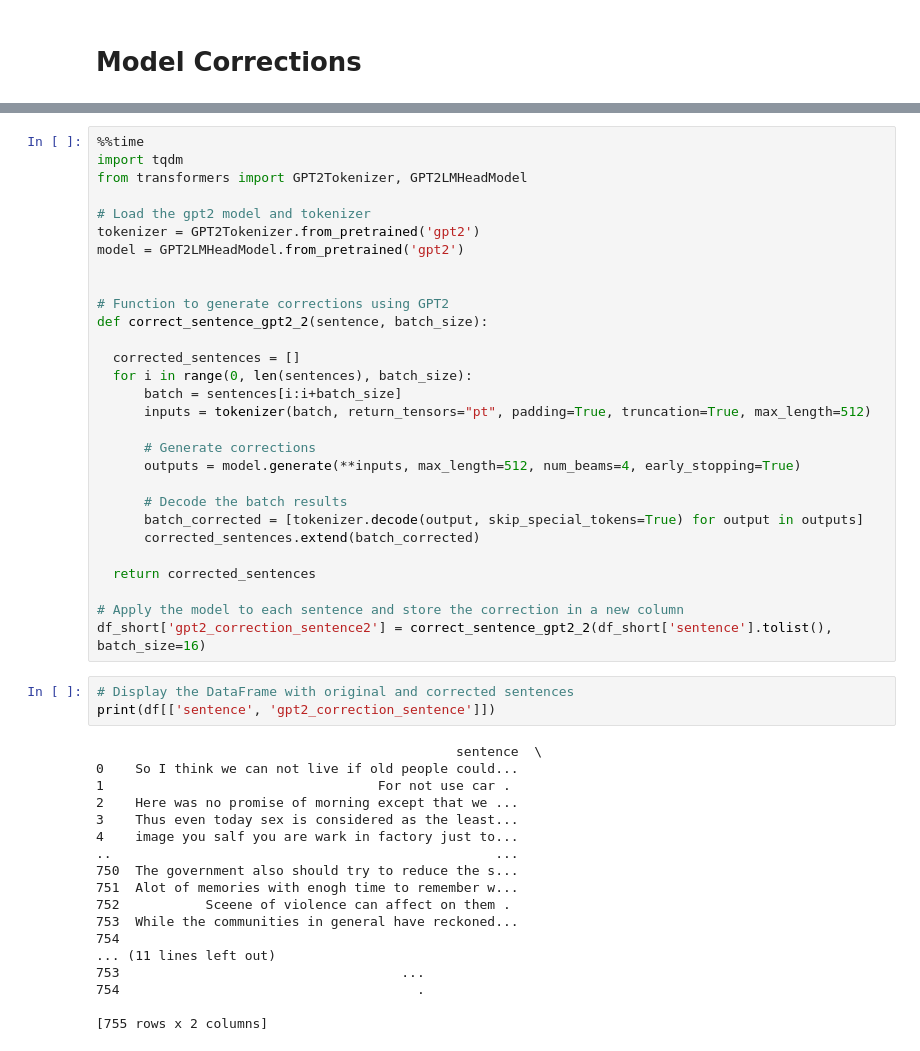
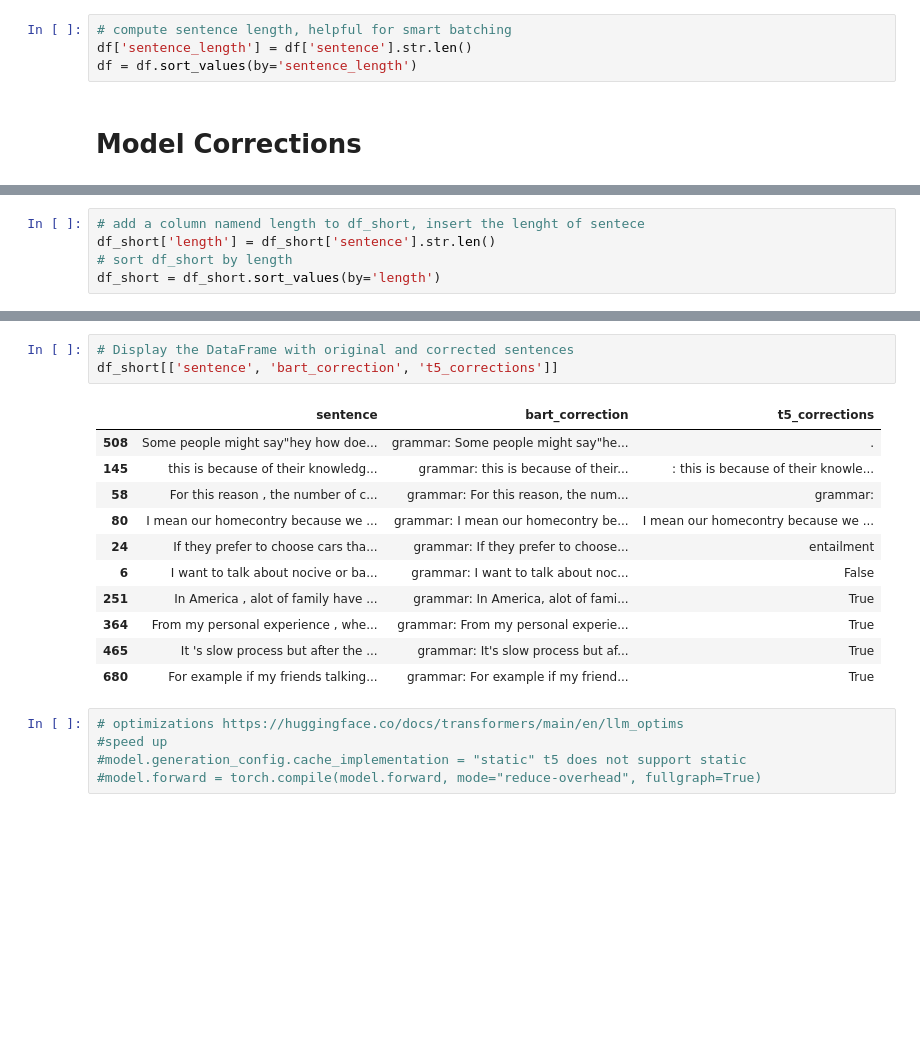
Before and after one commit to Sopralapanca/jet-brains-internship-challenge, a Jupyter notebook: [JBI]ImprovingWritingAssistance.ipynb, the cells around one changed output, grey strips where cells are left out. Drawn from its saved outputs; the diff is of its cells as text; blank space fills up the shorter version.

```diff
--- a/[JBI]ImprovingWritingAssistance.ipynb
+++ b/[JBI]ImprovingWritingAssistance.ipynb
@@ -329,2 +413,6 @@ df
+# %%
+# compute sentence length, helpful for smart batching
+df['sentence_length'] = df['sentence'].str.len()
+df = df.sort_values(by='sentence_length')
 # %% [markdown]
 # Model Corrections
@@ -337,2 +434,7 @@ len(df_short)
+# %%
+# add a column namend length to df_short, insert the lenght of sentece
+df_short['length'] = df_short['sentence'].str.len()
+# sort df_short by length
+df_short = df_short.sort_values(by='length')
 # %%
 %%time
@@ -435,50 +516,20 @@ KeyboardInterrupt:
-# %%
-%%time
-import tqdm
-from transformers import GPT2Tokenizer, GPT2LMHeadModel
-
-# Load the gpt2 model and tokenizer
-tokenizer = GPT2Tokenizer.from_pretrained('gpt2')
-model = GPT2LMHeadModel.from_pretrained('gpt2')
-
-
-# Function to generate corrections using GPT2
-def correct_sentence_gpt2_2(sentence, batch_size):
-
-  corrected_sentences = []
-  for i in range(0, len(sentences), batch_size):
-      batch = sentences[i:i+batch_size]
-      inputs = tokenizer(batch, return_tensors="pt", padding=True, truncation=True, max_length=512)
-
-      # Generate corrections
-      outputs = model.generate(**inputs, max_length=512, num_beams=4, early_stopping=True)
-
-      # Decode the batch results
-      batch_corrected = [tokenizer.decode(output, skip_special_tokens=True) for output in outputs]
-      corrected_sentences.extend(batch_corrected)
-
-  return corrected_sentences
-
-# Apply the model to each sentence and store the correction in a new column
-df_short['gpt2_correction_sentence2'] = correct_sentence_gpt2_2(df_short['sentence'].tolist(), batch_size=16)
 # %%
 # Display the DataFrame with original and corrected sentences
-print(df[['sentence', 'gpt2_correction_sentence']])
+df_short[['sentence', 'bart_correction', 't5_corrections']]
 # %% [output]
-                                              sentence  \
-0    So I think we can not live if old people could...
-1                                   For not use car .
-2    Here was no promise of morning except that we ...
-3    Thus even today sex is considered as the least...
-4    image you salf you are wark in factory just to...
-..                                                 ...
-750  The government also should try to reduce the s...
-751  Alot of memories with enogh time to remember w...
-752           Sceene of violence can affect on them .
-753  While the communities in general have reckoned...
-754
-... (11 lines left out)
-753                                    ...
-754                                      .
-
-[755 rows x 2 columns]
+|  | sentence | bart_correction | t5_corrections |
+| 508 | Some people might say"hey how doe... | grammar: Some people might say"he... | . |
+| 145 | this is because of their knowledg... | grammar: this is because of their... | : this is because of their knowle... |
+| 58 | For this reason , the number of c... | grammar: For this reason, the num... | grammar: |
+| 80 | I mean our homecontry because we ... | grammar: I mean our homecontry be... | I mean our homecontry because we ... |
+| 24 | If they prefer to choose cars tha... | grammar: If they prefer to choose... | entailment |
+| 6 | I want to talk about nocive or ba... | grammar: I want to talk about noc... | False |
+| 251 | In America , alot of family have ... | grammar: In America, alot of fami... | True |
+| 364 | From my personal experience , whe... | grammar: From my personal experie... | True |
+| 465 | It 's slow process but after the ... | grammar: It's slow process but af... | True |
+| 680 | For example if my friends talking... | grammar: For example if my friend... | True |
+# %%
+# optimizations https://huggingface.co/docs/transformers/main/en/llm_optims
+#speed up
+#model.generation_config.cache_implementation = "static" t5 does not support static
+#model.forward = torch.compile(model.forward, mode="reduce-overhead", fullgraph=True)
```
Also changed, not shown: parts of 19 cells of this notebook.
